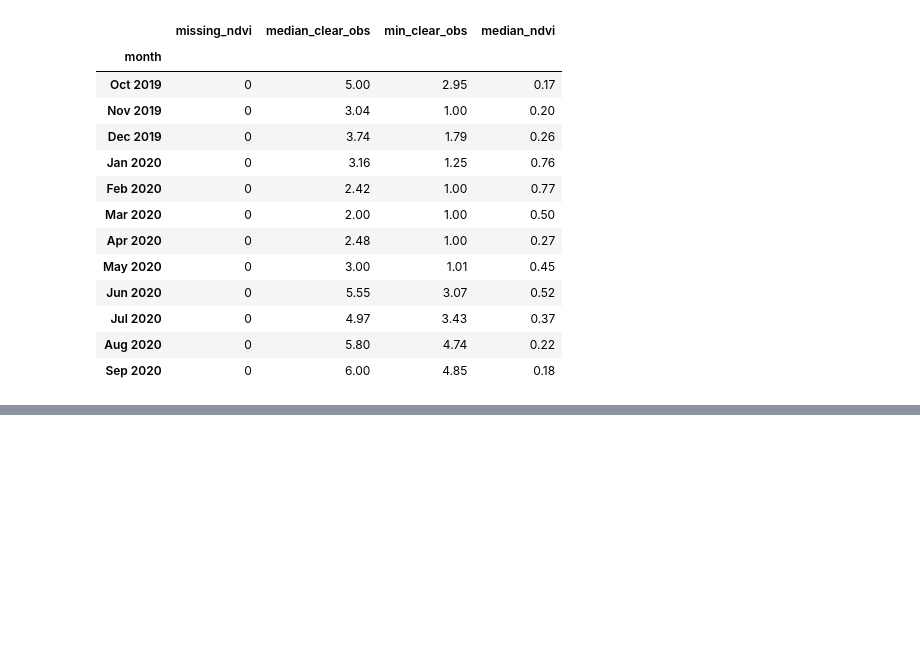
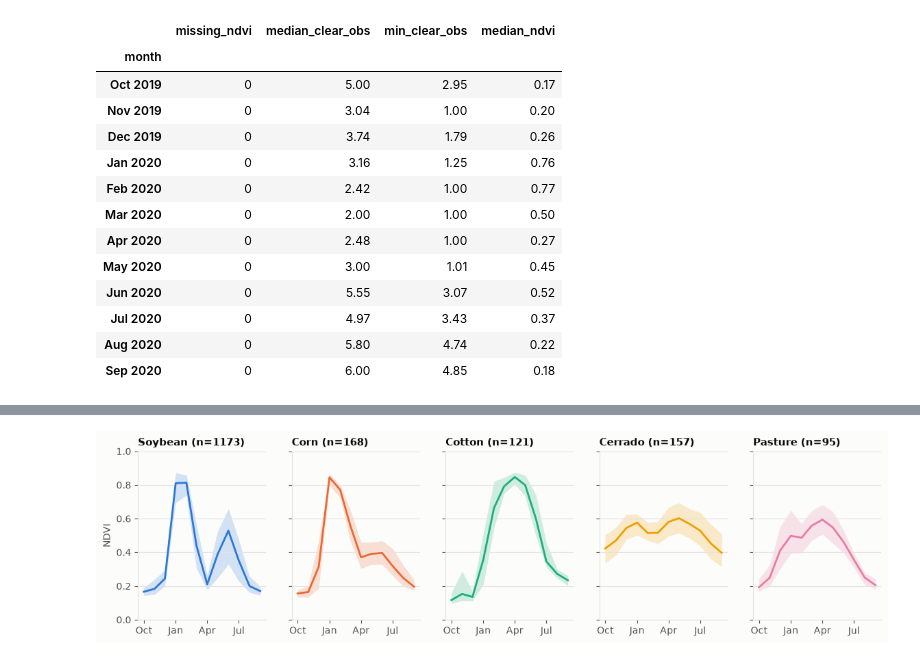
Before and after one commit to lucasmd30/crop-classification-sentinel2, a Jupyter notebook: crop_classification.ipynb, the cells around one changed output, grey strips where cells are left out. Cells and saved outputs as stored; diff of their text form; code cells hidden in the pictures; blank space fills up the shorter version.

```diff
--- a/crop_classification.ipynb
+++ b/crop_classification.ipynb
@@ -276,0 +333,22 @@ quality
+# %%
+with_group = features.merge(fields[["id", "group"]], on="id")
+ndvi_stats = (
+    with_group[with_group["group"].isin(CLASS_COLORS)]
+    .groupby(["group", "month"])["NDVI"]
+    .quantile([0.25, 0.5, 0.75])
+    .unstack()
+)
+
+fig, axes = plt.subplots(1, len(CLASS_COLORS), figsize=(14, 3.2), sharey=True)
+for ax, (name, color) in zip(axes, CLASS_COLORS.items()):
+    stats = ndvi_stats.loc[name]
+    ax.fill_between(stats.index, stats[0.25], stats[0.75], color=color, alpha=0.2, linewidth=0)
+    ax.plot(stats.index, stats[0.5], color=color, linewidth=2)
+    ax.set_title(f"{name} (n={int((fields['group'] == name).sum())})", loc="left")
+    ax.grid(axis="y", color=GRID, linewidth=0.8)
+    ax.set_xticks(stats.index[::3], [month.strftime("%b") for month in stats.index[::3]])
+axes[0].set_ylabel("NDVI")
+axes[0].set_ylim(0, 1)
+plt.show()
+# %% [output]
+[figure, added]
```
Also changed, not shown: parts of 13 cells of this notebook.
